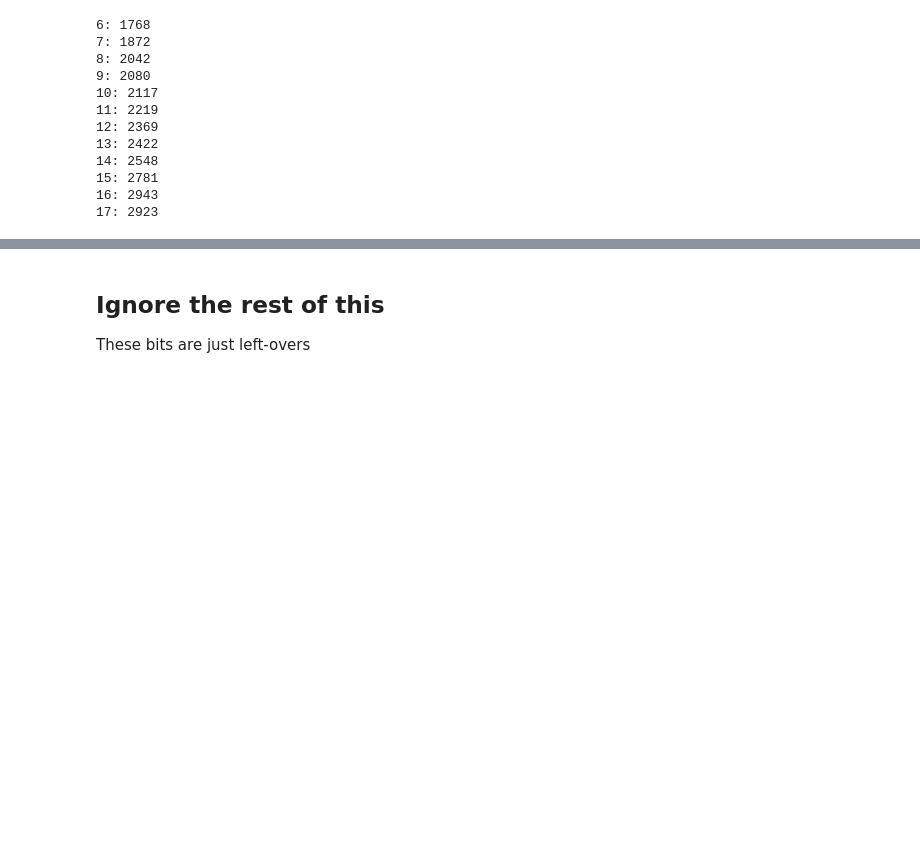
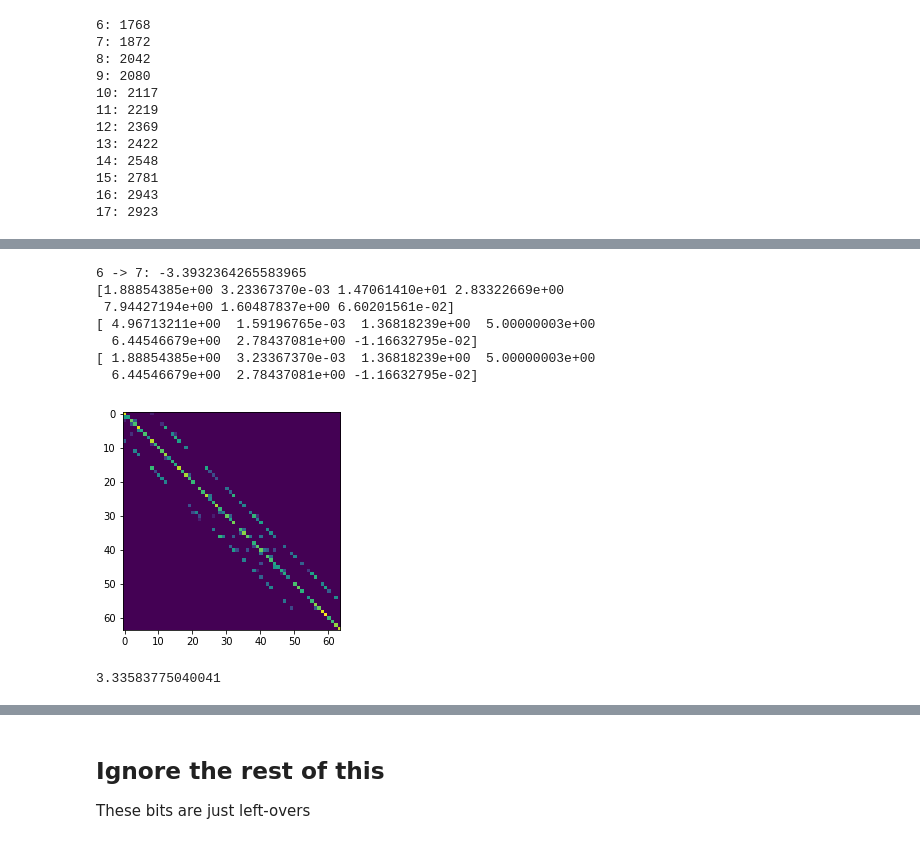
Before and after one commit to PSC-PublicHealth/synecoace, a Jupyter notebook: src/SampleModel.ipynb, the cells around one changed output, grey strips where cells are left out. Cells and saved outputs as stored; diff of their text form; code cells hidden in the pictures; blank space fills up the shorter version.

```diff
--- a/src/SampleModel.ipynb
+++ b/src/SampleModel.ipynb
@@ -727,3 +753,35 @@ finalMI = sampleAndCalcMI(rslt.x, nSamp, nIter, sampler, testSampParams, genSamp
+# %%
+ageLow = 6
+ageHigh = ageLow + 1
+rslt = rsltD[(ageLow, ageHigh)]
+print '%s -> %s: %s' % (ageLow, ageHigh, rslt.fun)
+nSamp = 1000
+nIter = 1000
+stepsizes = np.empty([nSamp])
+stepsizes.fill(0.005)
+testSampParams = {'df': ageDFD[ageLow]}
+genSampParams = {'df': ageDFD[ageHigh]}
+mutatorParams = {'stepSzV': stepsizes, 'df': ageDFD[ageHigh]}
+print rsltD[(6,7)].x
+print rsltD[(7,8)].x
+#testPt = np.asarray([  6.74485578,  2.32841484, 1.4463155, 310.20180186, 27.83182466,
+#  13.0654487, 11.79189153 , 13.90367251])
+testPt = rsltD[(7,8)].x.copy()
+testPt[0:2] = rsltD[(6,7)].x[0:2]
+print testPt
+finalMI = sampleAndCalcMI(testPt, nSamp, nIter, sampler, testSampParams, genSampParams,
+                          mutator, mutatorParams, drawGraph=True, verbose=False)
+print finalMI
+# %% [output]
+6 -> 7: -3.3932364265583965
+[1.88854385e+00 3.23367370e-03 1.47061410e+01 2.83322669e+00
+ 7.94427194e+00 1.60487837e+00 6.60201561e-02]
+[ 4.96713211e+00  1.59196765e-03  1.36818239e+00  5.00000003e+00
+  6.44546679e+00  2.78437081e+00 -1.16632795e-02]
+[ 1.88854385e+00  3.23367370e-03  1.36818239e+00  5.00000003e+00
+  6.44546679e+00  2.78437081e+00 -1.16632795e-02]
+[figure, added]
+3.33583775040041
 # %%
 print rsltD.keys()
 # %% [output]
```
Also changed, not shown: parts of 16 cells of this notebook, 1 other file.
